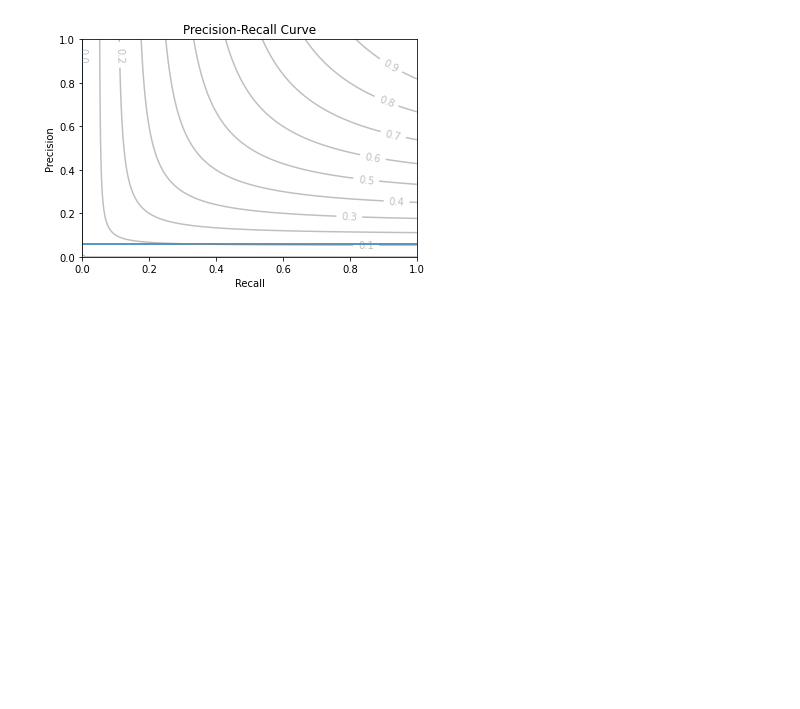
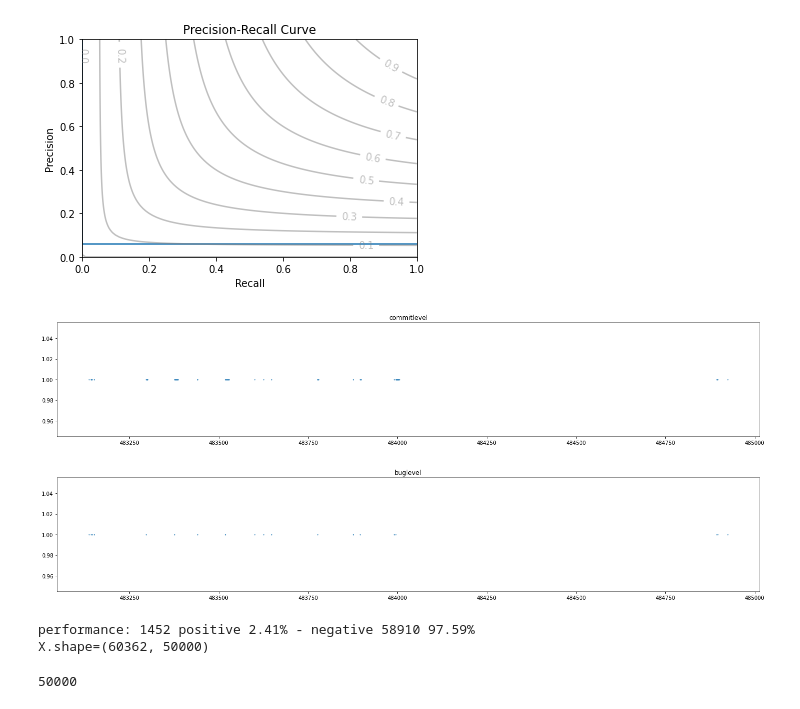
Before and after one commit to markus7800/firefox-performance-regressions, a Jupyter notebook: experiments/TrainTestSplit.ipynb, the cells around one changed output. Cells and saved outputs as stored; diff of their text form; code cells hidden in the pictures; blank space fills up the shorter version.

```diff
--- a/experiments/TrainTestSplit.ipynb
+++ b/experiments/TrainTestSplit.ipynb
@@ -11,7 +11,7 @@
 from experiments.data_utils import *
 from experiments.plot_utils import *
 # %%
-X, y, features = get_bugbug_data('performance', 'commitlevel')
+X, y, features = get_ml_data_traditional('bugbug', 'performance', 'commitlevel')
 # %% [output]
 performance: 3640 positive 3.95% - negative 88548 96.05%
 X.shape=(92188, 301)
@@ -397,3 +377,46 @@ Precision and F-score are ill-defined and being set to 0.0 in labels with no pre
 Precision and F-score are ill-defined and being set to 0.0 in labels with no predicted samples. Use `zero_division` parameter to control this behavior.
 invalid value encountered in true_divide
 [figure]
+# %%
+import matplotlib.pyplot as plt
+
+labeling = pd.read_csv('data/labeling/bugbug.csv')
+labeling.set_index('revision', inplace=True)
+
+for kind in ['commitlevel', 'buglevel']:
+    target = 'performance'
+
+    features = pd.read_csv(f'data/feature_extractor/features_{kind}.csv')
+
+    if kind == 'buglevel':
+        # labeling is based on bugnumber, that's why it is ok to index at
+        # first revision of a commit group in case of kind=='buglevel'
+        features['revision'] = features['first_revision']
+        features['id'] = features['first_id']
+
+    features.set_index('revision', inplace=True)
+
+
+    features['target'] = labeling[target] # works because index is revision hash
+
+    subset = features[(483000 <= features['id']) & (features['id'] <= 485000)]
+
+    plt.figure(figsize=(24, 4))
+    plt.scatter(
+        subset.loc[subset['target'] == 1, 'id'],
+        np.full((subset['target'] == 1).sum(), 1),
+        s=1)
+    plt.title(kind)
+    plt.show()
+# %% [output]
+[figure, added]
+[figure, added]
+# %%
+X, y, feature_names = get_ml_data_bow('bugbug', 'performance')
+# %% [output]
+performance: 1452 positive 2.41% - negative 58910 97.59%
+X.shape=(60362, 50000)
+# %%
+len(feature_names)
+# %% [output]
+50000
```
Also changed, not shown: parts of 1 cell of this notebook, 5 other files.
